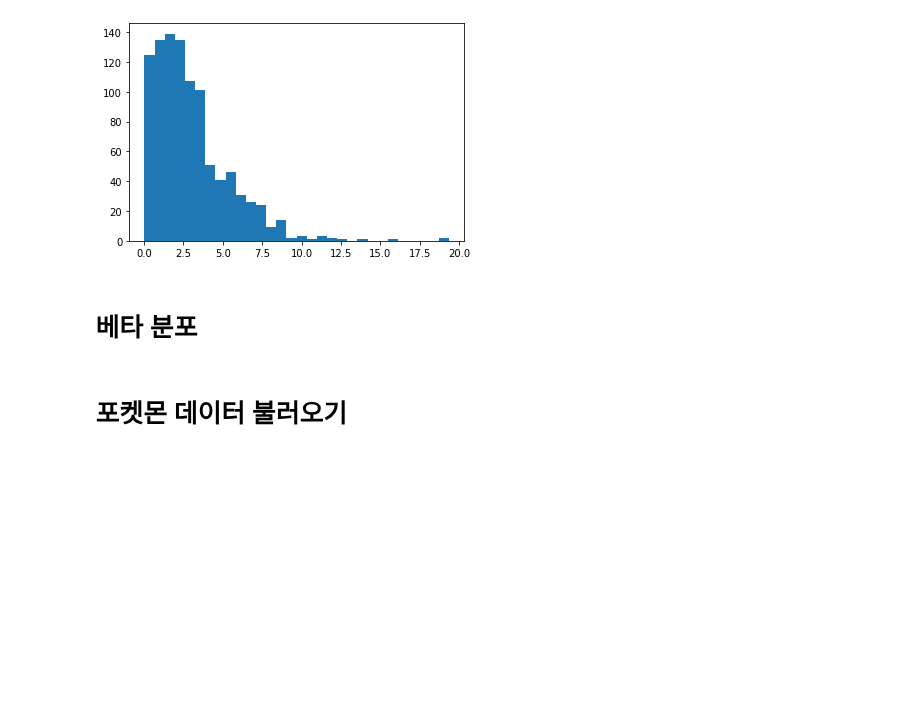
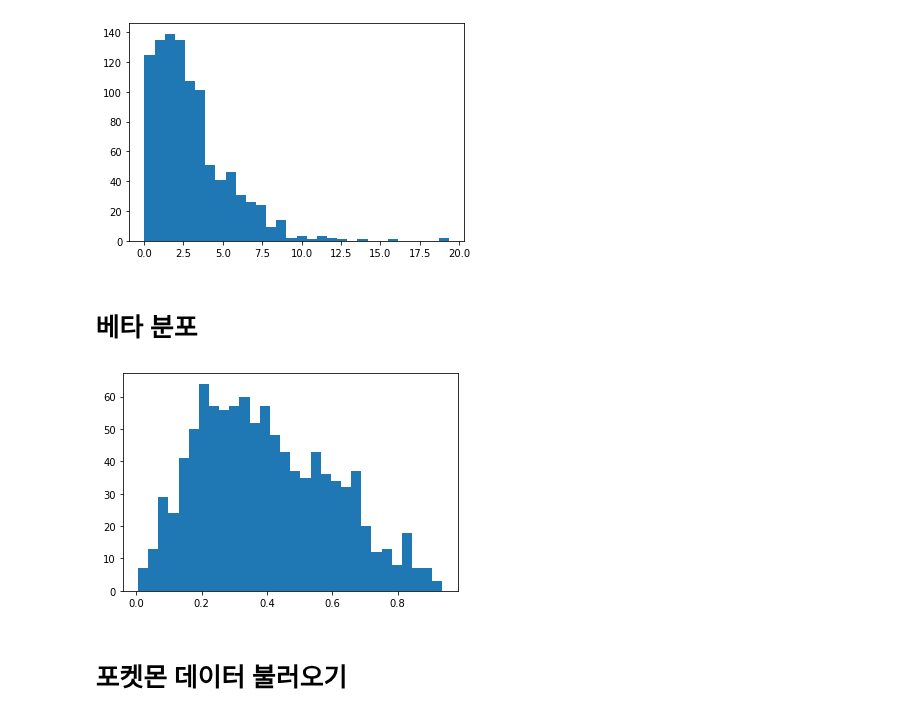
Before and after one commit to seoinhyeok96/python_data_class, a Jupyter notebook: 기초통계 수업 /3 day.ipynb, the cells around one changed output. Cells and saved outputs as stored; diff of their text form; code cells hidden in the pictures; blank space fills up the shorter version.

```diff
--- a/기초통계 수업 /3 day.ipynb
+++ b/기초통계 수업 /3 day.ipynb
@@ -34,6 +34,13 @@ plt.show()
 [figure]
 # %% [markdown]
 # 베타 분포
+# %%
+x= np.random.beta(a=2,b=3, size=1000)
+# %%
+plt.hist(x,bins=30)
+plt.show()
+# %% [output]
+[figure, added]
 # %% [markdown]
 # 포켓몬 데이터 불러오기
 # %%
```
